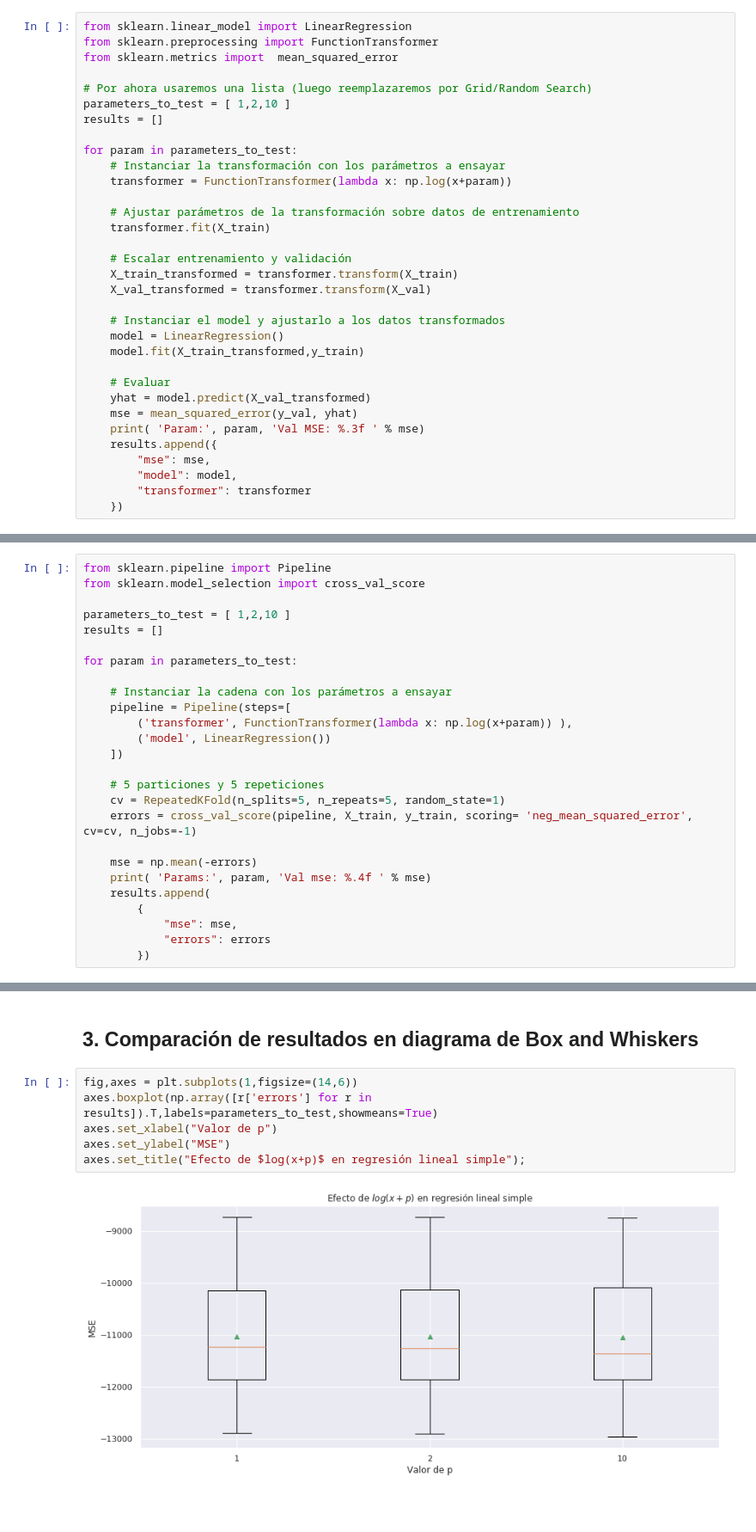
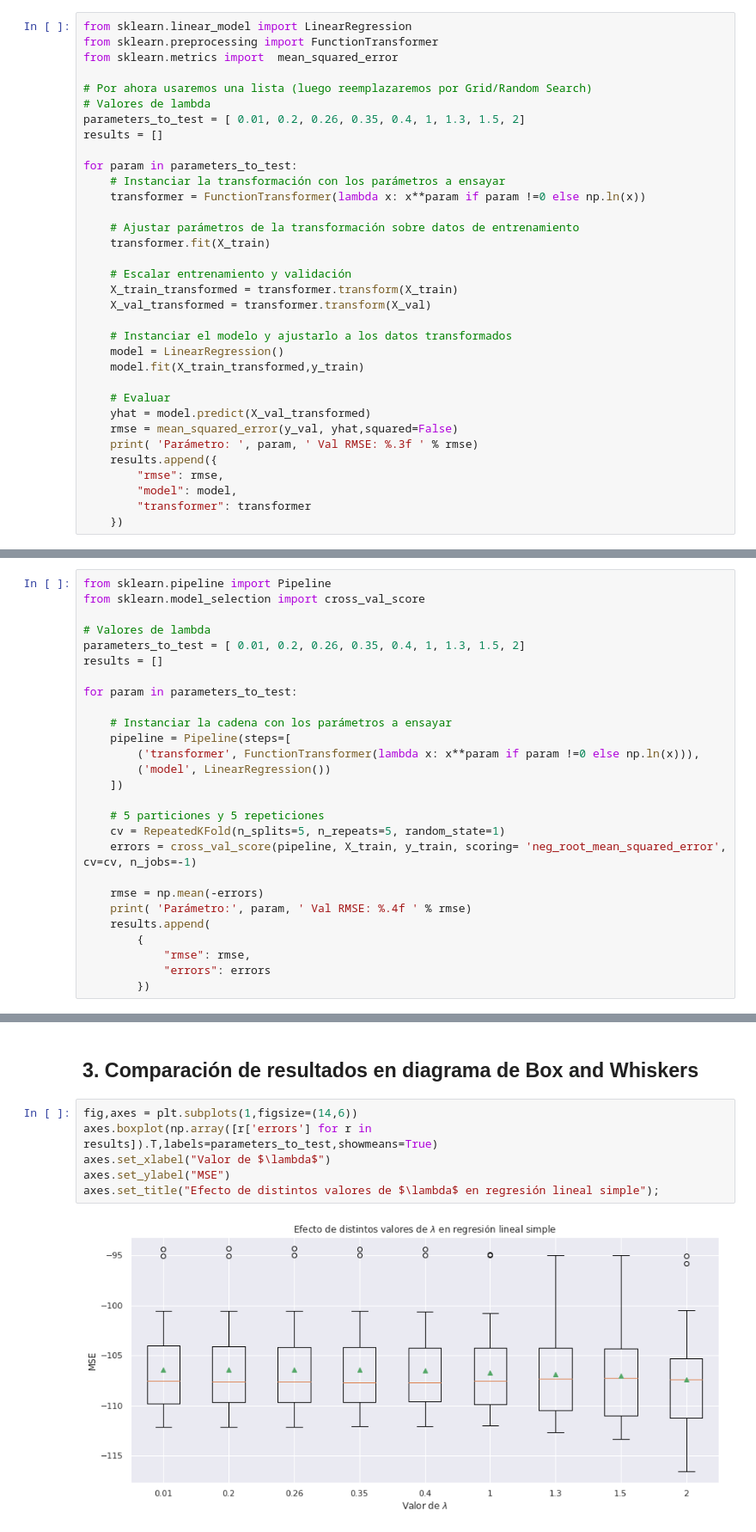
Before and after one commit to nhorro/ceia_add2021, a Jupyter notebook: clase4/Ejemplos/Clase 4.1 - Preparación de datos - Esquemas de validación.ipynb, the cells around one changed output, grey strips where cells are left out. Shown: that part at 86% size. Cells and saved outputs as stored; diff of their text form; blank space fills up the shorter version.

```diff
--- a/clase4/Ejemplos/Clase 4.1 - Preparación de datos - Esquemas de validación.ipynb
+++ b/clase4/Ejemplos/Clase 4.1 - Preparación de datos - Esquemas de validación.ipynb
@@ -115,12 +117,13 @@ from sklearn.preprocessing import FunctionTransformer
 from sklearn.metrics import  mean_squared_error
 
 # Por ahora usaremos una lista (luego reemplazaremos por Grid/Random Search)
-parameters_to_test = [ 1,2,10 ]
+# Valores de lambda
+parameters_to_test = [ 0.01, 0.2, 0.26, 0.35, 0.4, 1, 1.3, 1.5, 2]
 results = []
 
 for param in parameters_to_test:
     # Instanciar la transformación con los parámetros a ensayar
-    transformer = FunctionTransformer(lambda x: np.log(x+param))
+    transformer = FunctionTransformer(lambda x: x**param if param !=0 else np.ln(x))
 
     # Ajustar parámetros de la transformación sobre datos de entrenamiento
     transformer.fit(X_train)
@@ -129,16 +132,16 @@ for param in parameters_to_test:
     X_train_transformed = transformer.transform(X_train)
     X_val_transformed = transformer.transform(X_val)
 
-    # Instanciar el model y ajustarlo a los datos transformados
+    # Instanciar el modelo y ajustarlo a los datos transformados
     model = LinearRegression()
     model.fit(X_train_transformed,y_train)
 
     # Evaluar
     yhat = model.predict(X_val_transformed)
-    mse = mean_squared_error(y_val, yhat)
-    print( 'Param:', param, 'Val MSE: %.3f ' % mse)
+    rmse = mean_squared_error(y_val, yhat,squared=False)
+    print( 'Parámetro: ', param, ' Val RMSE: %.3f ' % rmse)
     results.append({
-        "mse": mse,
+        "rmse": rmse,
         "model": model,
         "transformer": transformer
     })
@@ -185,26 +194,27 @@ from sklearn.model_selection import cross_val_score
 from sklearn.pipeline import Pipeline
 from sklearn.model_selection import cross_val_score
 
-parameters_to_test = [ 1,2,10 ]
+# Valores de lambda
+parameters_to_test = [ 0.01, 0.2, 0.26, 0.35, 0.4, 1, 1.3, 1.5, 2]
 results = []
 
 for param in parameters_to_test:
 
     # Instanciar la cadena con los parámetros a ensayar
     pipeline = Pipeline(steps=[
-        ('transformer', FunctionTransformer(lambda x: np.log(x+param)) ),
+        ('transformer', FunctionTransformer(lambda x: x**param if param !=0 else np.ln(x))),
         ('model', LinearRegression())
     ])
 
     # 5 particiones y 5 repeticiones
     cv = RepeatedKFold(n_splits=5, n_repeats=5, random_state=1)
-    errors = cross_val_score(pipeline, X_train, y_train, scoring= 'neg_mean_squared_error', cv=cv, n_jobs=-1)
+    errors = cross_val_score(pipeline, X_train, y_train, scoring= 'neg_root_mean_squared_error', cv=cv, n_jobs=-1)
 
-    mse = np.mean(-errors)
-    print( 'Params:', param, 'Val mse: %.4f ' % mse)
+    rmse = np.mean(-errors)
+    print( 'Parámetro:', param, ' Val RMSE: %.4f ' % rmse)
     results.append(
         {
-            "mse": mse,
+            "rmse": rmse,
             "errors": errors
         })
 # %% [output]
@@ -234,8 +250,8 @@ Error en evaluación: 14253.558
 # %%
 fig,axes = plt.subplots(1,figsize=(14,6))
 axes.boxplot(np.array([r['errors'] for r in results]).T,labels=parameters_to_test,showmeans=True)
-axes.set_xlabel("Valor de p")
+axes.set_xlabel("Valor de $\lambda$")
 axes.set_ylabel("MSE")
-axes.set_title("Efecto de $log(x+p)$ en regresión lineal simple");
+axes.set_title("Efecto de distintos valores de $\lambda$ en regresión lineal simple");
 # %% [output]
-[figure, old version]
+[figure, new version]
```
Also changed, not shown: parts of 7 cells of this notebook, 9 other files.
